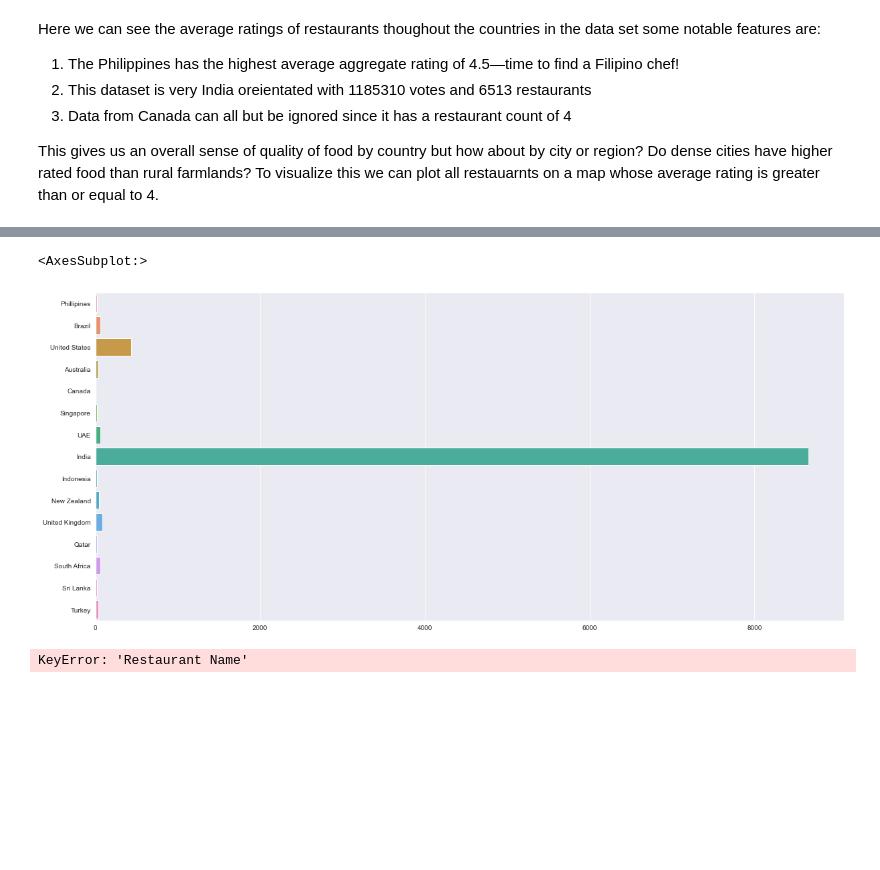
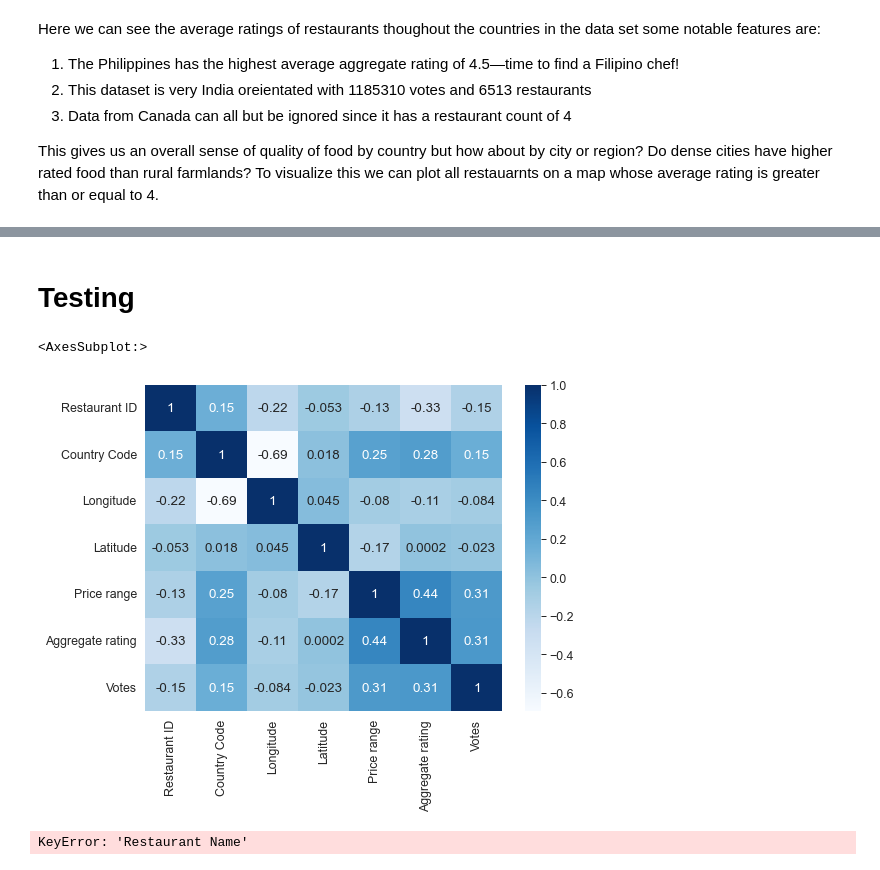
Before and after one commit to data301-2021-winter1/group28-project, a Jupyter notebook: notebooks/analysis1.ipynb, the cells around one changed output, grey strips where cells are left out. Saved outputs shown, nothing was run; the diff lists cells and outputs as text; code cells hidden in the pictures; blank space fills up the shorter version.

```diff
--- a/notebooks/analysis1.ipynb
+++ b/notebooks/analysis1.ipynb
@@ -225,3 +267,0 @@ There is quite a bit of variety in price ranges among countries. In Canada we se
-# %%
-sns.set({'figure.figsize':(20,9)})
-plot = sns.boxplot(x="Price range", y="Aggregate rating", data=zomatoCSV, linewidth=2.5 )
@@ -515,8 +589,18 @@ NameError: name 'zomato' is not defined
-# %%
-counter = Counter(list(zomatoCSV["Country"]))
-y1 = list(counter.keys())
-x1 = list(counter.values())
-sns.barplot(x = x1, y = y1)
-# %% [output]
-<AxesSubplot:>
-[figure, removed]
+# %% [markdown]
+# Testing
+# %%
+plt.figure(figsize=(8,6))
+sns.set_context('paper', font_scale=1.4)
+# To create a heatmap with data you must have data set up as a matrix where variables
+# are on the columns and rows
+
+# Correlation tells you how influential a variable is on the result
+# So we see that n previous accident is heavily correlated with accidents, while the
+# insurance premium is not
+crash_mx = zomatoCSV.corr()
+
+# Create the heatmap, add annotations and a color map
+sns.heatmap(crash_mx, annot=True, cmap='Blues')
+# %% [output]
+<AxesSubplot:>
+[figure, added]
```
Also changed, not shown: parts of 52 cells of this notebook.
